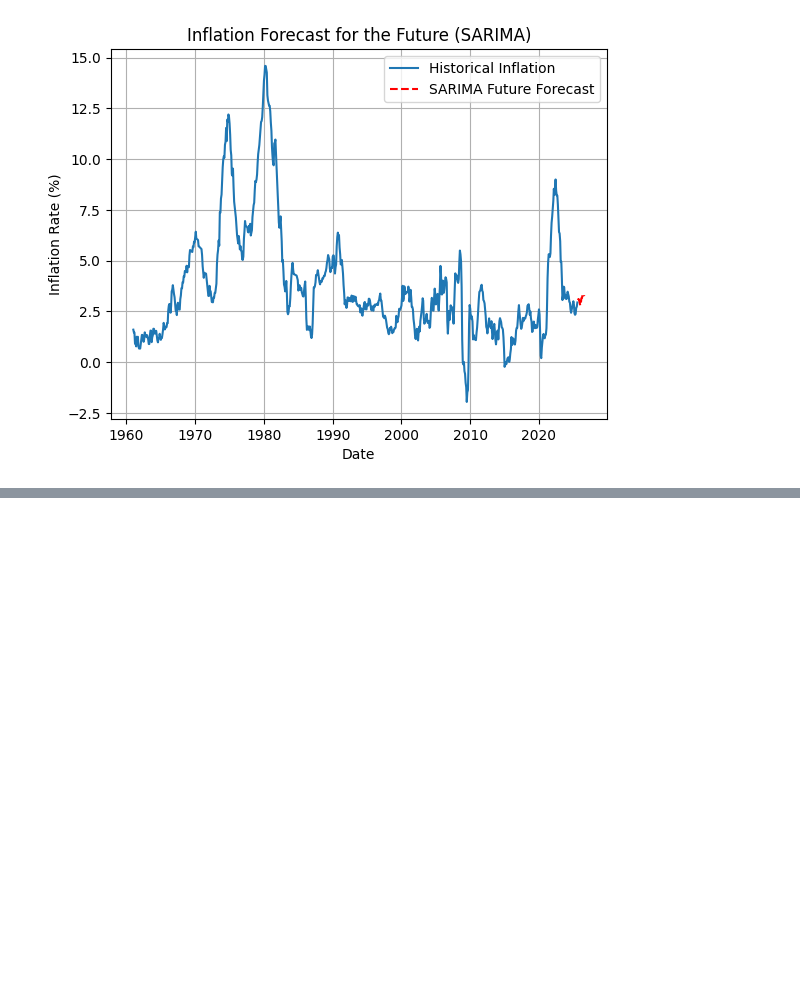
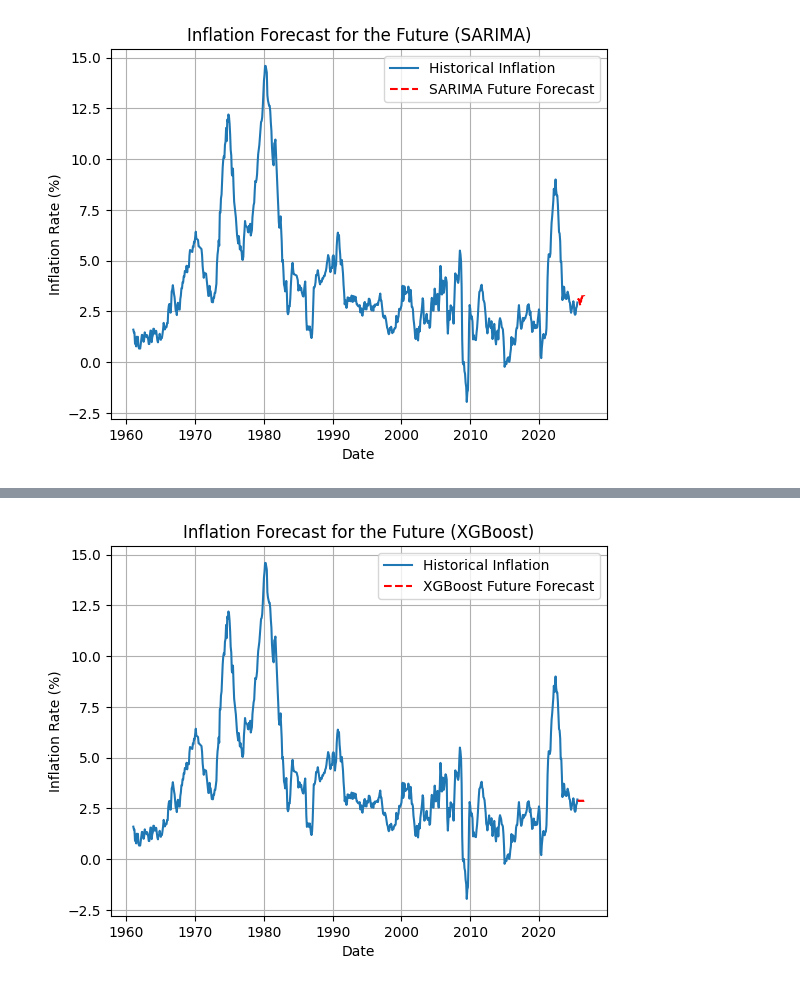
Before and after one commit to VandanTank/inflation-forecasting, a Jupyter notebook: inflation_forecasting.ipynb, the cells around one changed output, grey strips where cells are left out. Cells and saved outputs as stored; diff of their text form; code cells hidden in the pictures; blank space fills up the shorter version.

```diff
--- a/inflation_forecasting.ipynb
+++ b/inflation_forecasting.ipynb
@@ -431,0 +793,72 @@ Freq: MS, dtype: float64
+# %%
+# Re-train the XGBoost model on the ENTIRE dataset (X, y)
+print("--- Re-training XGBoost Model on Full Dataset ---")
+final_xgb_model = xgb.XGBRegressor(
+    objective='reg:squarederror',
+    n_estimators=100,
+    learning_rate=0.1,
+    max_depth=3,
+    subsample=0.8,
+    colsample_bytree=0.8,
+    random_state=42,
+    enable_categorical=False
+)
+final_xgb_model.fit(X, y) # Fit on all available X and y
+print("--- XGBoost Re-training Complete ---")
+
+# --- Create Features for Future Forecast ---
+n_future_periods = 12
+future_predictions_xgb = []
+# Start with the last known features
+current_features = X.iloc[[-1]].copy() # Get the last row of X as a DataFrame
+
+for i in range(n_future_periods):
+    # Predict the next step
+    next_pred = final_xgb_model.predict(current_features)[0]
+    future_predictions_xgb.append(next_pred)
+
+    # --- Update features for the *next* prediction step ---
+    # Shift lags: lag_1 becomes the new prediction, lag_2 becomes old lag_1, etc.
+    # Note: Rolling lags requires careful handling. This is a simplified approach.
+    # A more robust way might involve shifting and re-calculating based on actual data
+    # if available, or using multi-step forecasting strategies.
+
+    # Simple approach: Update lag 1 with prediction, shift others
+    # This assumes future exogenous vars stay constant at their last value
+    new_row = current_features.copy()
+    # Shift lags down (Lag 12 drops off, Lag 6 becomes Lag 12 (approx), etc.) - simplified!
+    # A better approach would be to track actual past values. Let's just update Lag 1 for now.
+    new_row['Inflation_Lag_1'] = next_pred
+    # Simple Shift Example (Improvement needed for accuracy)
+    for lag in sorted(lags, reverse=True):
+         if lag > 1:
+            prev_lag_col = f'Inflation_Lag_{lag-1}' if (lag-1) in lags else f'Inflation_Lag_{lag}' # Approximation
+            if prev_lag_col in new_row.columns:
+                 new_row[f'Inflation_Lag_{lag}'] = new_row[prev_lag_col]
+
+
+    # Keep exogenous variables constant at last known value (simplification)
+    # Exogenous variables don't need updating here if we assume they are constant
+
+    current_features = new_row # Update features for the next loop iteration
+
+
+# --- Create final forecast series ---
+last_known_date = inflation_df.index[-1]
+future_dates = pd.date_range(start=last_known_date + pd.DateOffset(months=1), periods=n_future_periods, freq='MS')
+future_series_xgb = pd.Series(future_predictions_xgb, index=future_dates)
+
+# Display forecast
+print(f"\n--- XGBoost Future Forecast (Next {n_future_periods} Months) ---")
+print(future_series_xgb)
+
+# Plot historical data and the future forecast
+plt.plot(inflation_df['YoY_Inflation'], label='Historical Inflation')
+plt.plot(future_series_xgb, label=f'XGBoost Future Forecast', color='red', linestyle='--')
+plt.title(f'Inflation Forecast for the Future (XGBoost)')
+plt.xlabel('Date')
+plt.ylabel('Inflation Rate (%)')
+plt.legend()
+plt.grid(True)
+plt.show()
+# %% [output]
@@ -431,0 +882 @@ Freq: MS, dtype: float64
+[figure, added]
```
Also changed, not shown: parts of 16 cells of this notebook, 1 other file.
